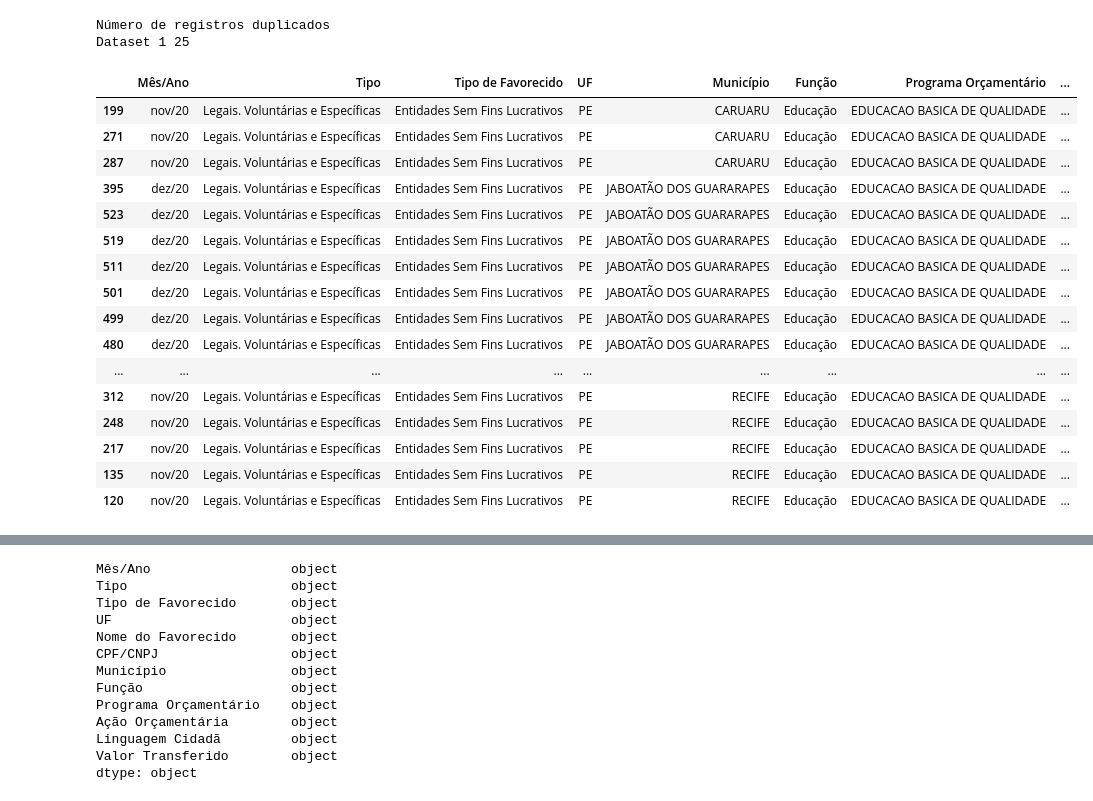
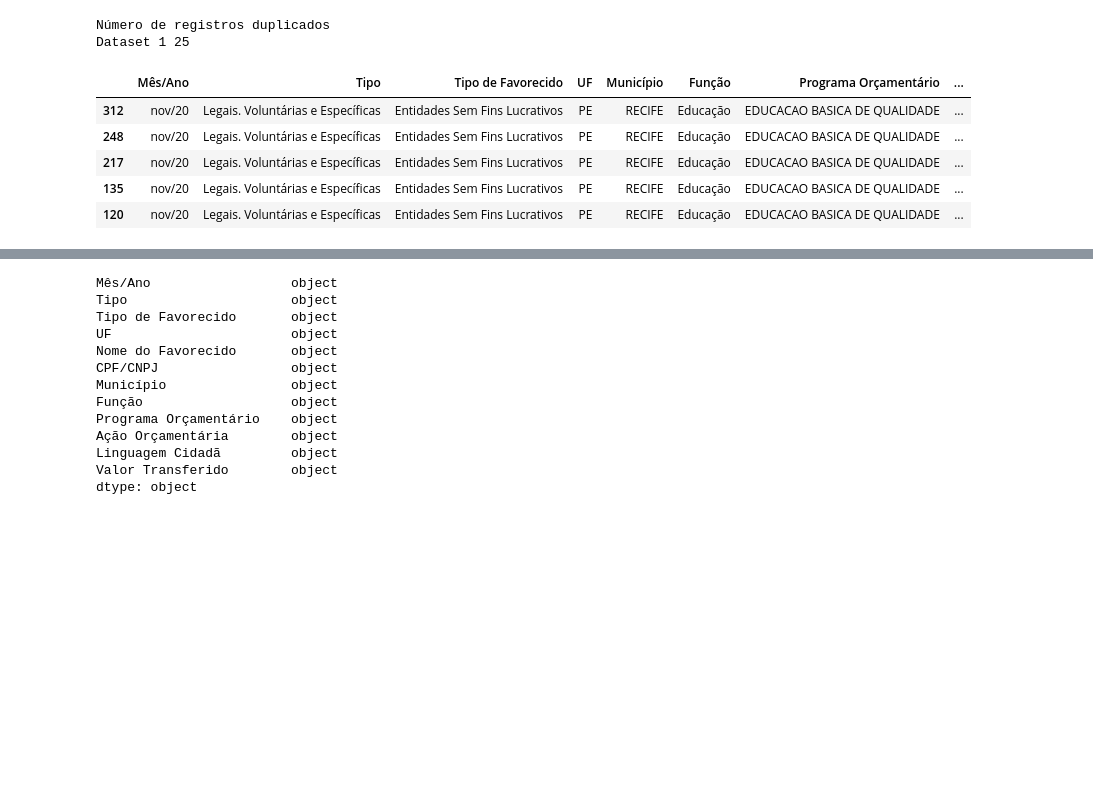
Before and after one commit to marcosw1998/Data-Science, a Jupyter notebook: Analysis_Notebook/covid_spends_brazil.ipynb, the cells around one changed output, grey strips where cells are left out. Cells and saved outputs as stored; diff of their text form; code cells hidden in the pictures; blank space fills up the shorter version.

```diff
--- a/Analysis_Notebook/covid_spends_brazil.ipynb
+++ b/Analysis_Notebook/covid_spends_brazil.ipynb
@@ -174,21 +201,10 @@ print("Dataset 1",len(invest_covidPe[invest_covidPe.duplicated()]))
 Número de registros duplicados
 Dataset 1 25
 # %%
-#No entando os valores levantados como duplicados são falsos positivos
-invest_covidPe[invest_covidPe.duplicated()].sort_values("Município")
+#No entanto os valores levantados como duplicados são falsos positivos
+invest_covidPe[invest_covidPe.duplicated()].sort_values("Município").tail(5)
 # %% [output]
 |  | Mês/Ano | Tipo | Tipo de Favorecido | UF | Município | Função | Programa Orçamentário | ... |
-| 199 | nov/20 | Legais. Voluntárias e Específicas | Entidades Sem Fins Lucrativos | PE | CARUARU | Educação | EDUCACAO BASICA DE QUALIDADE | ... |
-| 271 | nov/20 | Legais. Voluntárias e Específicas | Entidades Sem Fins Lucrativos | PE | CARUARU | Educação | EDUCACAO BASICA DE QUALIDADE | ... |
-| 287 | nov/20 | Legais. Voluntárias e Específicas | Entidades Sem Fins Lucrativos | PE | CARUARU | Educação | EDUCACAO BASICA DE QUALIDADE | ... |
-| 395 | dez/20 | Legais. Voluntárias e Específicas | Entidades Sem Fins Lucrativos | PE | JABOATÃO DOS GUARARAPES | Educação | EDUCACAO BASICA DE QUALIDADE | ... |
-| 523 | dez/20 | Legais. Voluntárias e Específicas | Entidades Sem Fins Lucrativos | PE | JABOATÃO DOS GUARARAPES | Educação | EDUCACAO BASICA DE QUALIDADE | ... |
-| 519 | dez/20 | Legais. Voluntárias e Específicas | Entidades Sem Fins Lucrativos | PE | JABOATÃO DOS GUARARAPES | Educação | EDUCACAO BASICA DE QUALIDADE | ... |
-| 511 | dez/20 | Legais. Voluntárias e Específicas | Entidades Sem Fins Lucrativos | PE | JABOATÃO DOS GUARARAPES | Educação | EDUCACAO BASICA DE QUALIDADE | ... |
-| 501 | dez/20 | Legais. Voluntárias e Específicas | Entidades Sem Fins Lucrativos | PE | JABOATÃO DOS GUARARAPES | Educação | EDUCACAO BASICA DE QUALIDADE | ... |
-| 499 | dez/20 | Legais. Voluntárias e Específicas | Entidades Sem Fins Lucrativos | PE | JABOATÃO DOS GUARARAPES | Educação | EDUCACAO BASICA DE QUALIDADE | ... |
-| 480 | dez/20 | Legais. Voluntárias e Específicas | Entidades Sem Fins Lucrativos | PE | JABOATÃO DOS GUARARAPES | Educação | EDUCACAO BASICA DE QUALIDADE | ... |
-| ... | ... | ... | ... | ... | ... | ... | ... | ... |
 | 312 | nov/20 | Legais. Voluntárias e Específicas | Entidades Sem Fins Lucrativos | PE | RECIFE | Educação | EDUCACAO BASICA DE QUALIDADE | ... |
 | 248 | nov/20 | Legais. Voluntárias e Específicas | Entidades Sem Fins Lucrativos | PE | RECIFE | Educação | EDUCACAO BASICA DE QUALIDADE | ... |
 | 217 | nov/20 | Legais. Voluntárias e Específicas | Entidades Sem Fins Lucrativos | PE | RECIFE | Educação | EDUCACAO BASICA DE QUALIDADE | ... |
```
Also changed, not shown: parts of 14 cells of this notebook.
